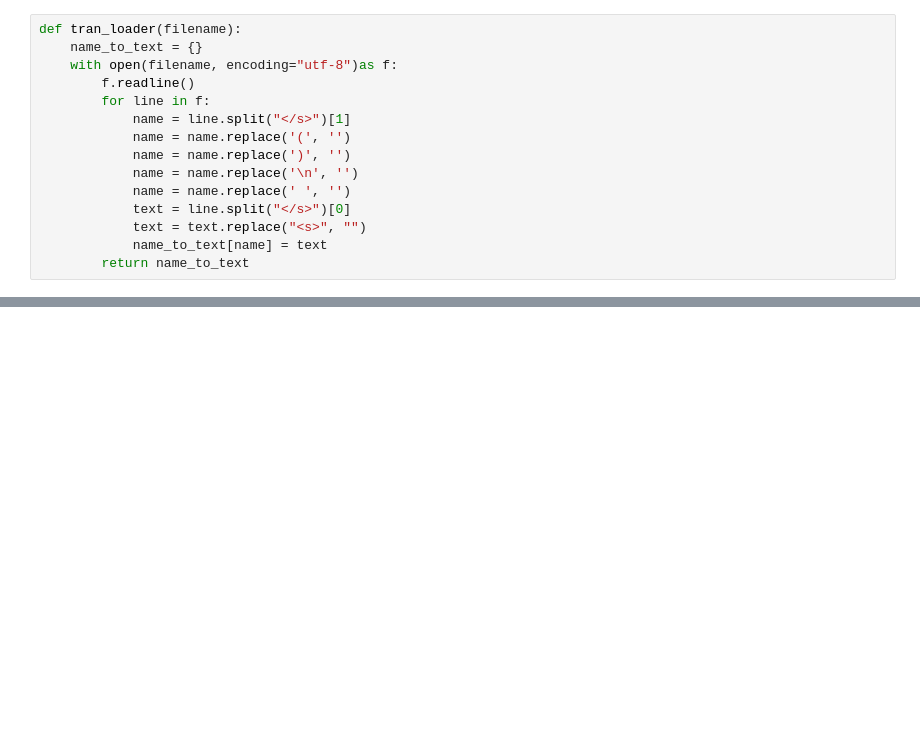
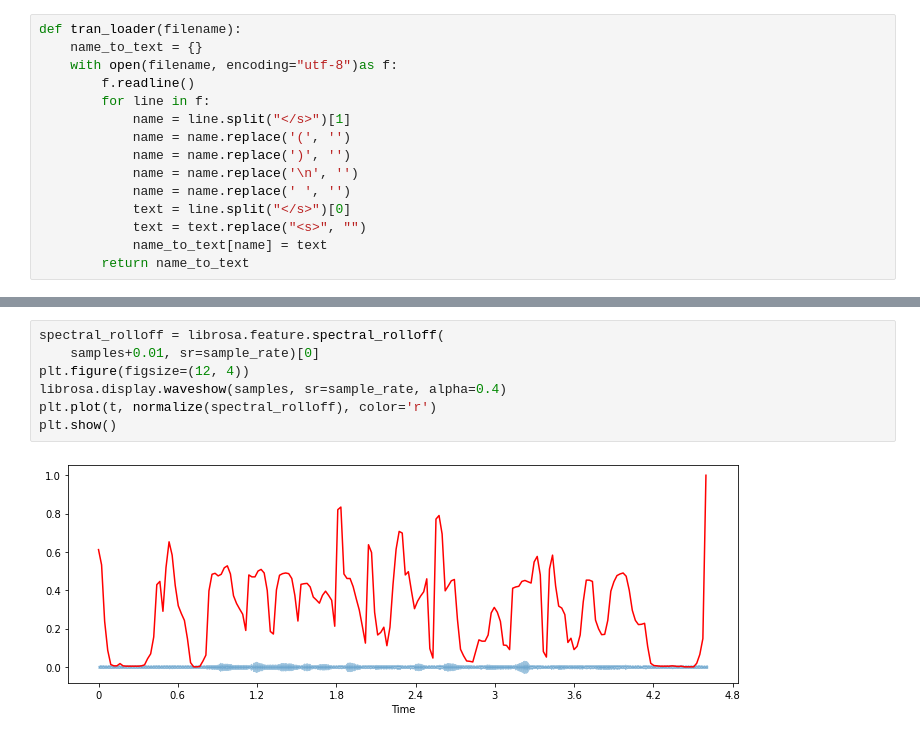
Before and after one commit to speech-recognition123/Speech-to-Text, a Jupyter notebook: notebooks/tesfaye_feature_extraction.ipynb, the cells around one changed output, grey strips where cells are left out. Drawn from its saved outputs; the diff is of its cells as text; blank space fills up the shorter version.

```diff
--- a/notebooks/tesfaye_feature_extraction.ipynb
+++ b/notebooks/tesfaye_feature_extraction.ipynb
@@ -154,0 +239,9 @@ print(data.shape)
+# %%
+spectral_rolloff = librosa.feature.spectral_rolloff(
+    samples+0.01, sr=sample_rate)[0]
+plt.figure(figsize=(12, 4))
+librosa.display.waveshow(samples, sr=sample_rate, alpha=0.4)
+plt.plot(t, normalize(spectral_rolloff), color='r')
+plt.show()
+# %% [output]
+[figure, added]
```
Also changed, not shown: parts of 17 cells of this notebook.
